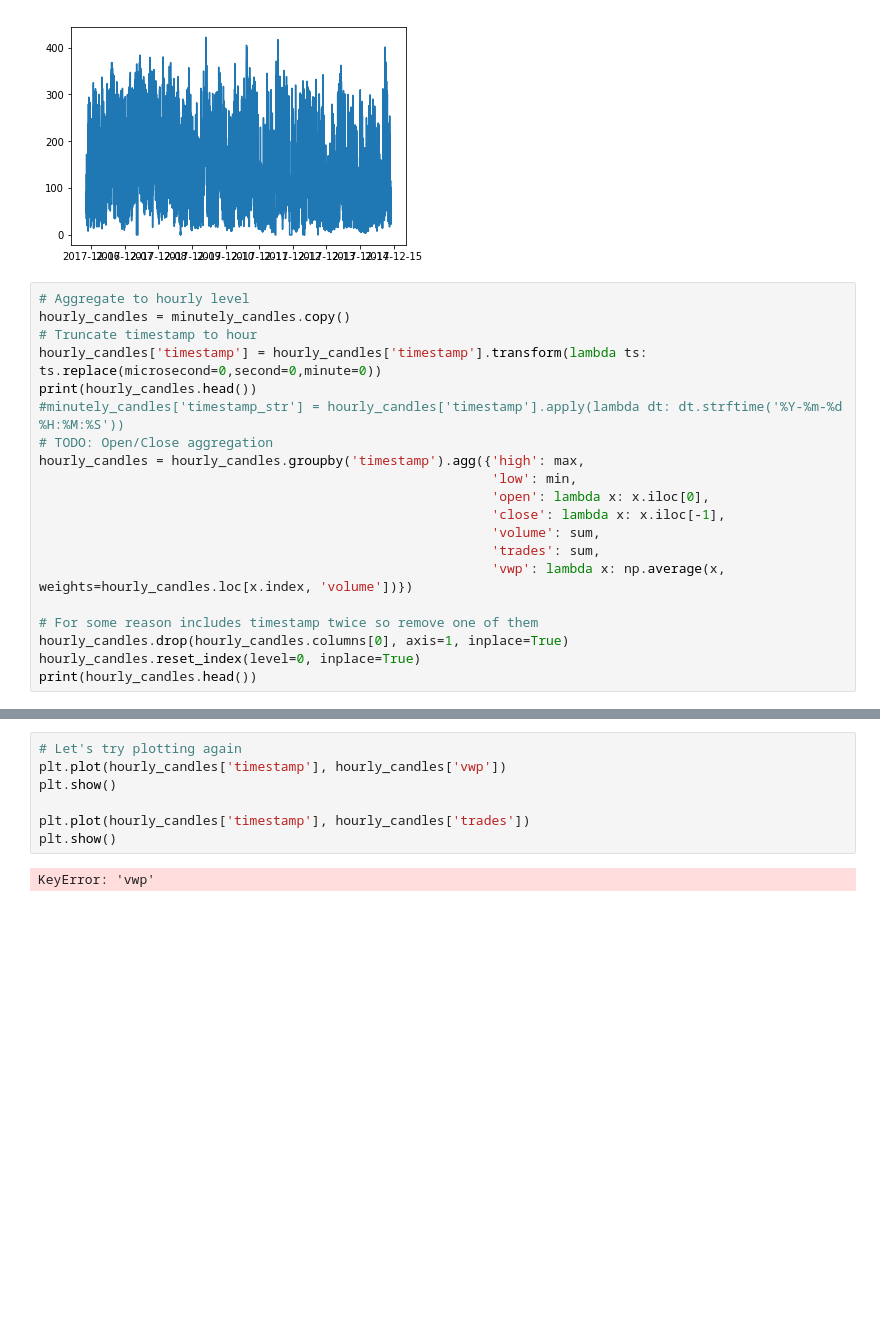
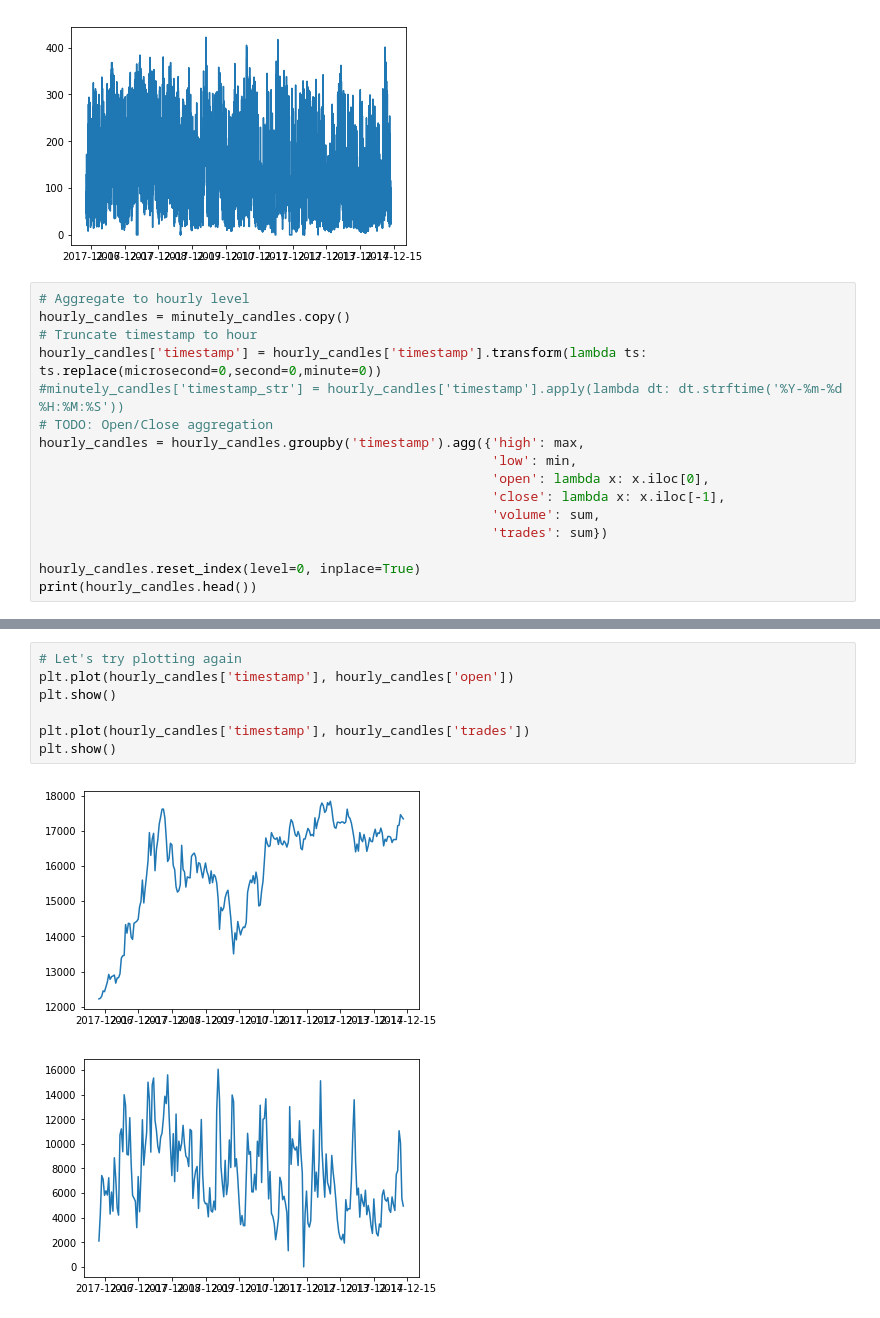
Before and after one commit to ccharp/S9K2, a Jupyter notebook: jupyter/explore.ipynb, the cells around one changed output, grey strips where cells are left out. Cells and saved outputs as stored; diff of their text form; blank space fills up the shorter version.

```diff
--- a/jupyter/explore.ipynb
+++ b/jupyter/explore.ipynb
@@ -67,7 +67,6 @@ plt.show()
 hourly_candles = minutely_candles.copy()
 # Truncate timestamp to hour
 hourly_candles['timestamp'] = hourly_candles['timestamp'].transform(lambda ts: ts.replace(microsecond=0,second=0,minute=0))
-print(hourly_candles.head())
 #minutely_candles['timestamp_str'] = hourly_candles['timestamp'].apply(lambda dt: dt.strftime('%Y-%m-%d %H:%M:%S'))
 # TODO: Open/Close aggregation
 hourly_candles = hourly_candles.groupby('timestamp').agg({'high': max,
@@ -75,11 +74,8 @@ hourly_candles = hourly_candles.groupby('timestamp').agg({'high': max,
                                                           'open': lambda x: x.iloc[0],
                                                           'close': lambda x: x.iloc[-1],
                                                           'volume': sum,
-                                                          'trades': sum,
-                                                          'vwp': lambda x: np.average(x, weights=hourly_candles.loc[x.index, 'volume'])})
+                                                          'trades': sum})
 
-# For some reason includes timestamp twice so remove one of them
-hourly_candles.drop(hourly_candles.columns[0], axis=1, inplace=True)
 hourly_candles.reset_index(level=0, inplace=True)
 print(hourly_candles.head())
 # %% [output]
@@ -100,9 +95,10 @@ ZeroDivisionError: Weights sum to zero, can't be normalized
 # %%
 # Let's try plotting again
-plt.plot(hourly_candles['timestamp'], hourly_candles['vwp'])
+plt.plot(hourly_candles['timestamp'], hourly_candles['open'])
 plt.show()
 
 plt.plot(hourly_candles['timestamp'], hourly_candles['trades'])
 plt.show()
 # %% [output]
-KeyError: 'vwp'
+[figure, added]
+[figure, added]
```
Also changed, not shown: parts of 1 cell of this notebook.
